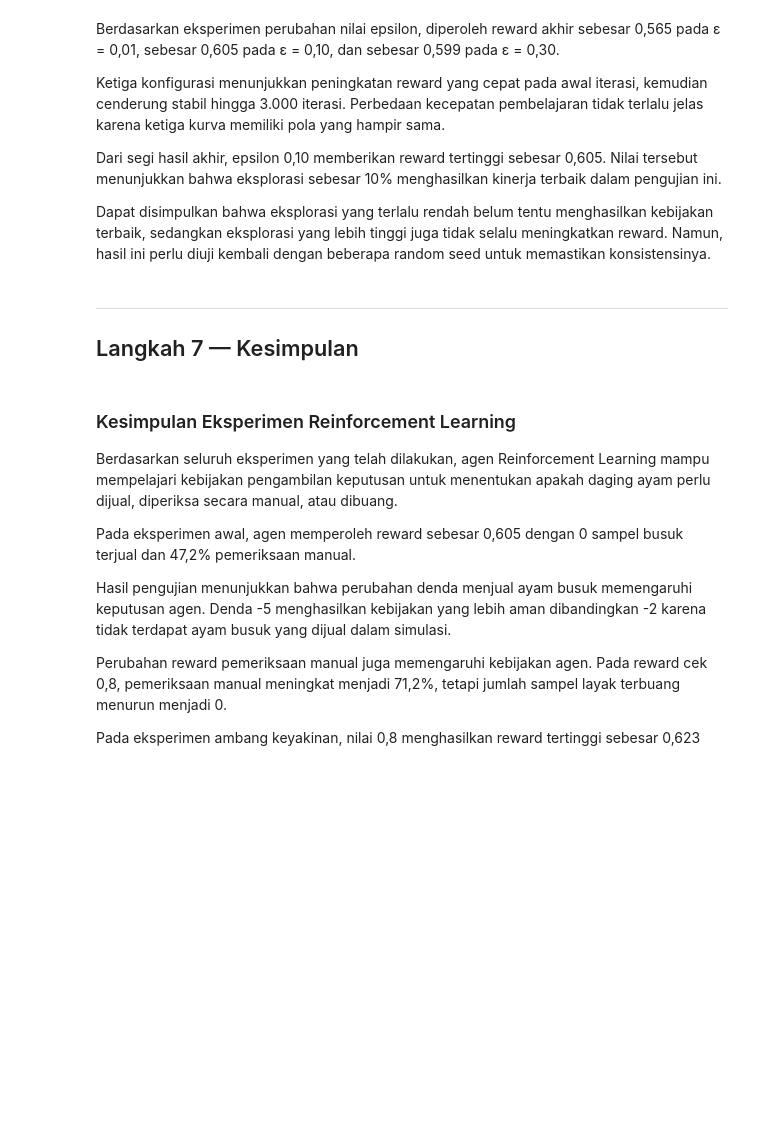
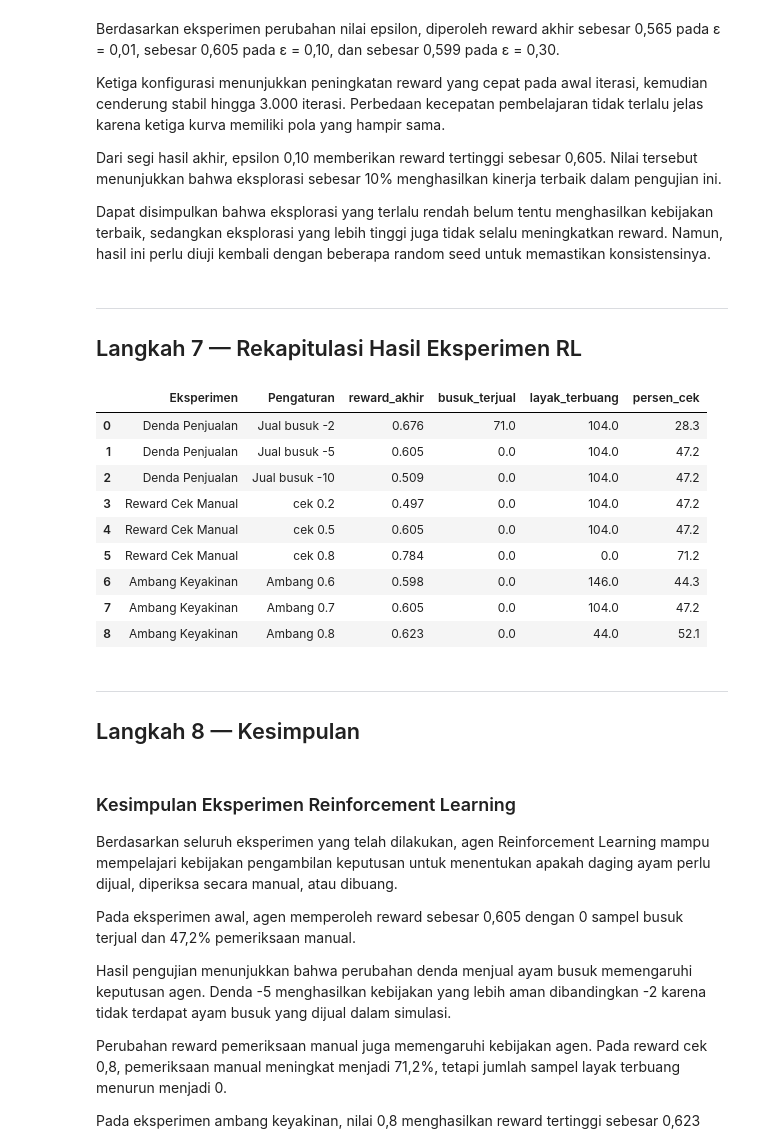
Before and after one commit to MuhammadErlanggaKurniawan/ets-ml2-kelompok, a Jupyter notebook: notebooks/eksperimen_rijal_rl.ipynb, the cells around one changed output. Saved outputs shown, nothing was run; the diff lists cells and outputs as text; code cells hidden in the pictures; blank space fills up the shorter version.

Commit message:
rekapitulasi hasil eksperimen reinforcement learning

```diff
--- a/notebooks/eksperimen_rijal_rl.ipynb
+++ b/notebooks/eksperimen_rijal_rl.ipynb
@@ -513,9 +513,54 @@ Ketiga konfigurasi menunjukkan peningkatan reward yang cepat pada awal iterasi,
 Dari segi hasil akhir, epsilon 0,10 memberikan reward tertinggi sebesar 0,605. Nilai tersebut menunjukkan bahwa eksplorasi sebesar 10% menghasilkan kinerja terbaik dalam pengujian ini.
 
 Dapat disimpulkan bahwa eksplorasi yang terlalu rendah belum tentu menghasilkan kebijakan terbaik, sedangkan eksplorasi yang lebih tinggi juga tidak selalu meningkatkan reward. Namun, hasil ini perlu diuji kembali dengan beberapa random seed untuk memastikan konsistensinya.
+# %% [markdown]
+---
+## Langkah 7 — Rekapitulasi Hasil Eksperimen RL
+# %%
+rekap_rl = pd.concat([
+    tabel_dampak(hasil_denda).assign(
+        Eksperimen="Denda Penjualan"
+    ),
+    tabel_dampak(hasil_cek).assign(
+        Eksperimen="Reward Cek Manual"
+    ),
+    tabel_dampak(hasil_ambang).assign(
+        Eksperimen="Ambang Keyakinan"
+    )
+])
+
+rekap_rl = (
+    rekap_rl
+    .rename_axis("Pengaturan")
+    .reset_index()
+)
+
+rekap_rl = rekap_rl[
+    [
+        "Eksperimen",
+        "Pengaturan",
+        "reward_akhir",
+        "busuk_terjual",
+        "layak_terbuang",
+        "persen_cek"
+    ]
+]
+
+display(rekap_rl)
+# %% [output]
+|  | Eksperimen | Pengaturan | reward_akhir | busuk_terjual | layak_terbuang | persen_cek |
+| 0 | Denda Penjualan | Jual busuk -2 | 0.676 | 71.0 | 104.0 | 28.3 |
+| 1 | Denda Penjualan | Jual busuk -5 | 0.605 | 0.0 | 104.0 | 47.2 |
+| 2 | Denda Penjualan | Jual busuk -10 | 0.509 | 0.0 | 104.0 | 47.2 |
+| 3 | Reward Cek Manual | cek 0.2 | 0.497 | 0.0 | 104.0 | 47.2 |
+| 4 | Reward Cek Manual | cek 0.5 | 0.605 | 0.0 | 104.0 | 47.2 |
+| 5 | Reward Cek Manual | cek 0.8 | 0.784 | 0.0 | 0.0 | 71.2 |
+| 6 | Ambang Keyakinan | Ambang 0.6 | 0.598 | 0.0 | 146.0 | 44.3 |
+| 7 | Ambang Keyakinan | Ambang 0.7 | 0.605 | 0.0 | 104.0 | 47.2 |
+| 8 | Ambang Keyakinan | Ambang 0.8 | 0.623 | 0.0 | 44.0 | 52.1 |
 # %% [markdown]
 ---
-## Langkah 7 — Kesimpulan
+## Langkah 8 — Kesimpulan
 # %% [markdown]
 ### Kesimpulan Eksperimen Reinforcement Learning
 
```
Also changed, not shown: parts of 1 cell of this notebook.
